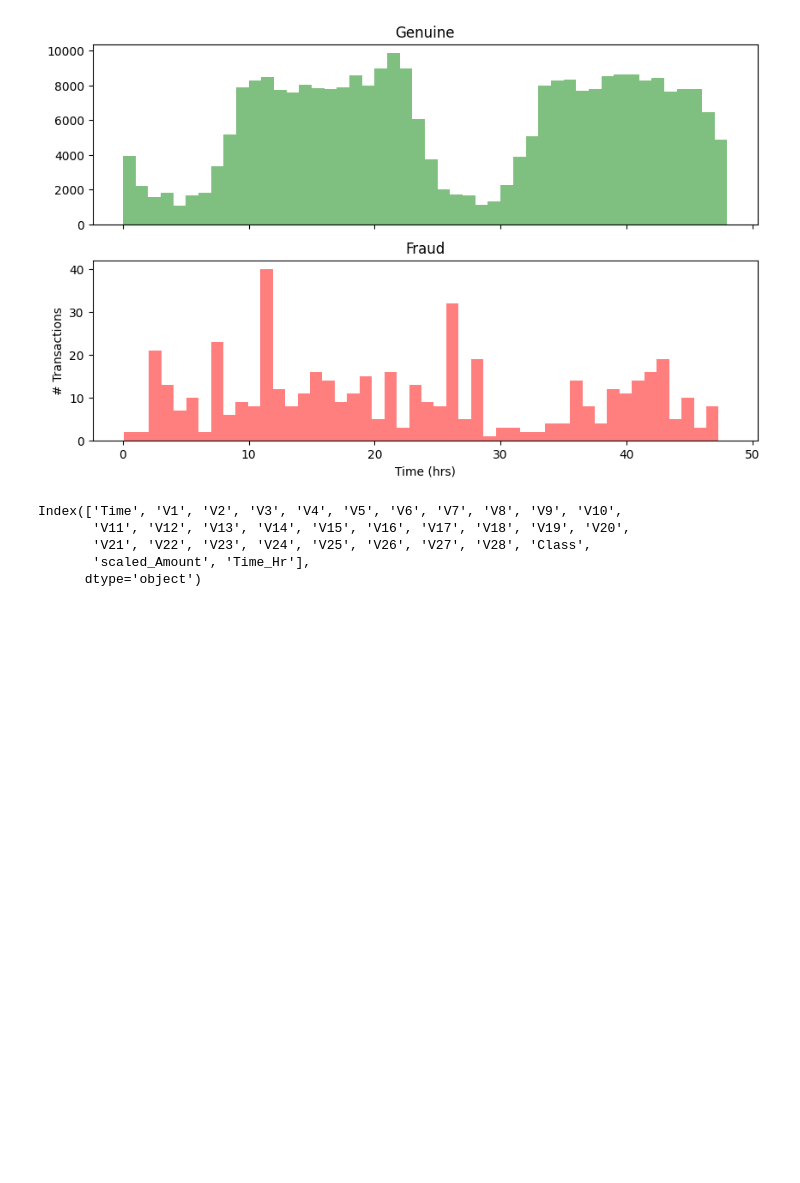
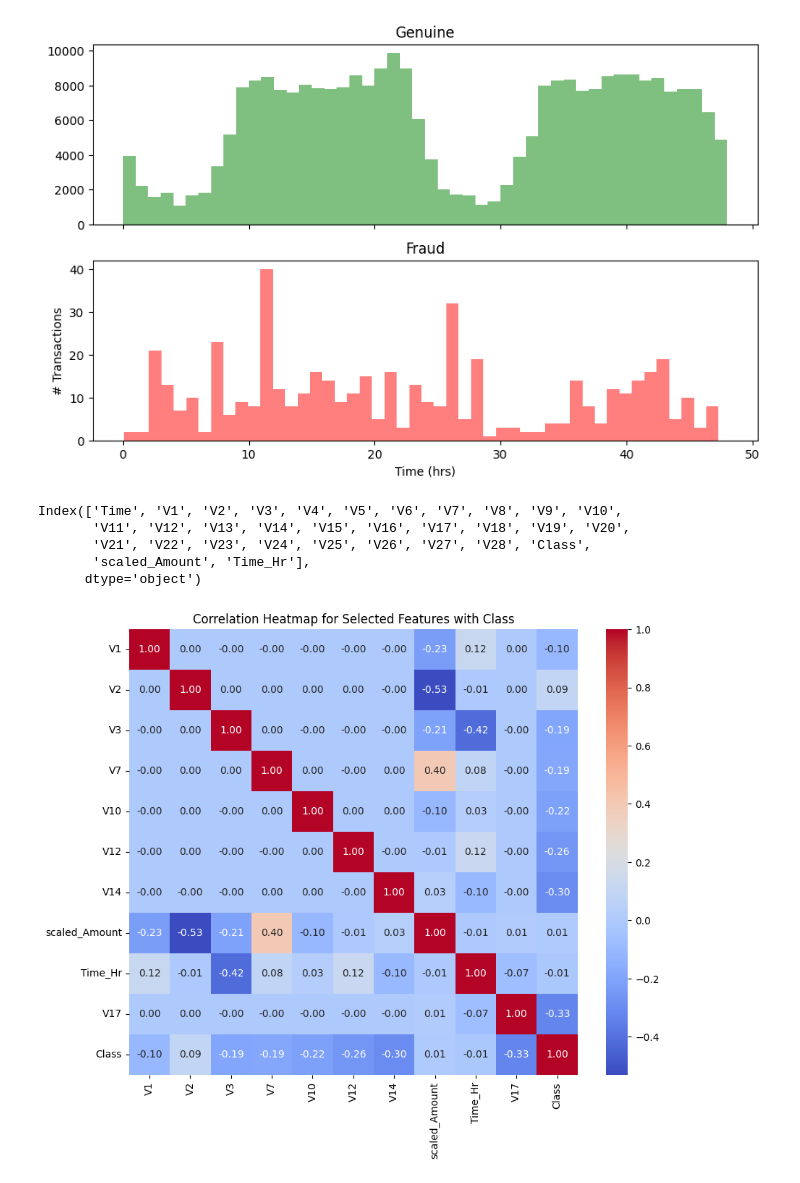
Before and after one commit to NoorFadhil-afk/ML-Project, a Jupyter notebook: credit card fraud.ipynb, the cells around one changed output. Drawn from its saved outputs; the diff is of its cells as text; code cells hidden in the pictures; blank space fills up the shorter version.

```diff
--- a/credit card fraud.ipynb
+++ b/credit card fraud.ipynb
@@ -71,3 +71,18 @@ Index(['Time', 'V1', 'V2', 'V3', 'V4', 'V5', 'V6', 'V7', 'V8', 'V9', 'V10',
 features = ['V1','V2','V3','V7','V10','V12','V14','scaled_Amount','Time_Hr','V17']
 X = data[features]
 y = data['Class']
+# %%
+import seaborn as sns
+import matplotlib.pyplot as plt
+
+# إضافة Class للـ DataFrame مع Features
+df_corr = data[features + ['Class']]
+
+# حساب مصفوفة Correlation
+corr_matrix = df_corr.corr()
+plt.figure(figsize=(10,8))
+sns.heatmap(corr_matrix, annot=True, cmap='coolwarm', fmt=".2f")
+plt.title("Correlation Heatmap for Selected Features with Class")
+plt.show()
+# %% [output]
+[figure, added]
```
Also changed, not shown: parts of 1 cell of this notebook.
